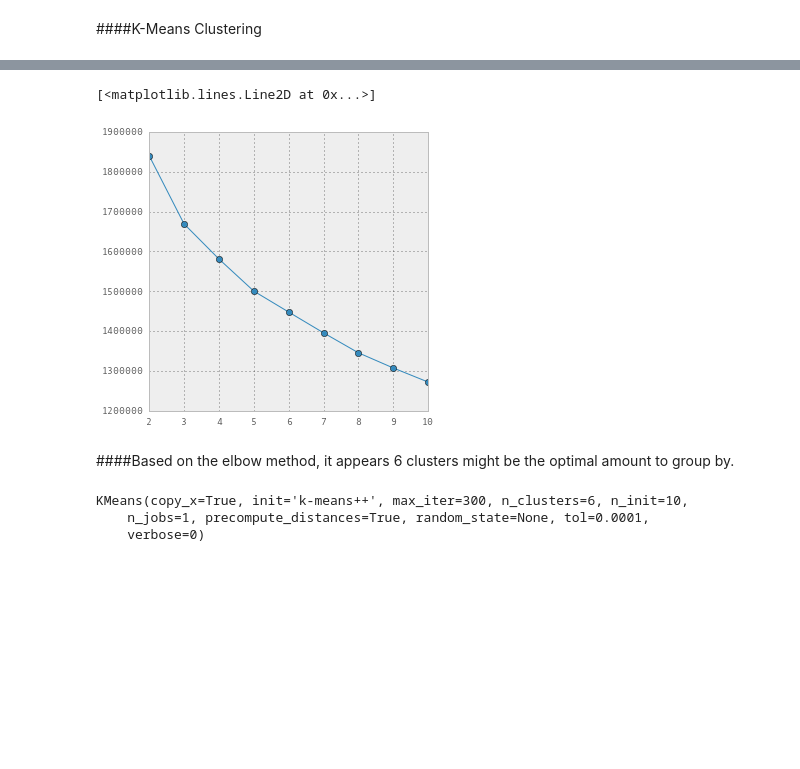
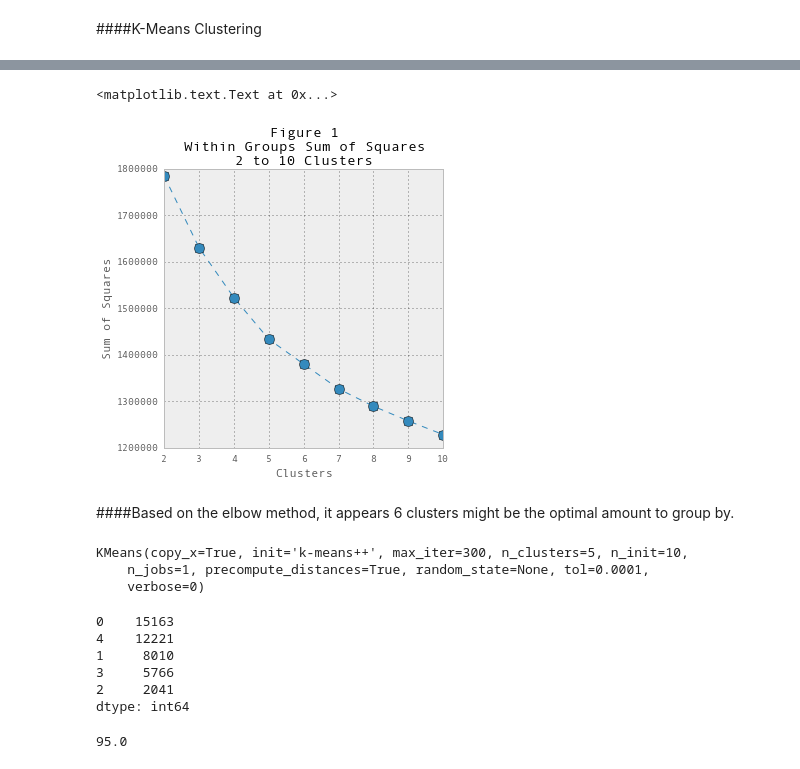
Before and after one commit to krl22785/HMDA-Analysis, a Jupyter notebook: ctClusters/ACS_Clean.ipynb, the cells around one changed output, grey strips where cells are left out. Drawn from its saved outputs; the diff is of its cells as text; code cells hidden in the pictures; blank space fills up the shorter version.

```diff
--- a/ctClusters/ACS_Clean.ipynb
+++ b/ctClusters/ACS_Clean.ipynb
@@ -76,2 +133,7 @@ msa = pd.DataFrame(msa_list)
+# %%
+msa.loc[:,(9)] = msa.apply(normalizeLoanAmount, axis = 1)
+msa.loc[:,(10)] = msa.apply(normalizeIncome, axis = 1)
+msa.loc[:,(11)] = msa.apply(normalizeRatio, axis = 1)
+msa.loc[:,(13)] = msa.apply(normalizeHomes, axis = 1)
 # %%
 msa_2007 = msa[msa[0] == '2007']
@@ -90,4 +142,4 @@ def cleanCT(row):
     ct = row[4]
     return ct.replace(".", "")
 # %%
-msa_2007[4] = msa_2007.apply(cleanCT, axis = 1)
+msa_2007.loc[:,4] = msa_2007.apply(cleanCT, axis = 1)
@@ -100,5 +156,2 @@ See the the caveats in the documentation: http://pandas.pydata.org/pandas-docs/s
 # %%
 testMerge = pd.merge(msa_2007, acs_2009, left_on = [3, 4], right_on = ['County', 'Geo_TRACT'])
-# %%
-testMerge.drop(['Geo_TRACT', 'Geo_NAME', 'County', 'State', 'SE_T147_001'], axis = 1, inplace = True)
-# testMerge.drop(['County', 'State'], axis = 1, inplace = True)
@@ -108,7 +158,7 @@ testMerge.drop(['Geo_TRACT', 'Geo_NAME', 'County', 'State', 'SE_T147_001'], axis
 # %%
 Census_Tracts_Store = testMerge[[0, 1, 2, 3, 4]]
 # %%
-testMerge.drop([0, 1, 2, 3, 4], axis = 1, inplace = True)
+testMerge.drop(['Geo_TRACT', 'Geo_NAME', 'County', 'State', 0,1,2,3,4], axis = 1, inplace = True)
 # %%
 testMerge = testMerge.dropna()
 # %%
@@ -162,16 +252,19 @@ plt.plot([3,4,5,6,7,8,9,10], difference, '-o')
 # %%
 fig, ax = plt.subplots(figsize = (5,5))
-plt.plot([2, 3,4,5,6,7,8,9,10], wss, '-o')
+plt.plot([2,3,4,5,6,7,8,9,10], wss, '--o', markersize = 10)
+ax.set_title("Figure 1\nWithin Groups Sum of Squares\n2 to 10 Clusters")
+ax.set_ylabel("Sum of Squares")
+ax.set_xlabel("Clusters")
 # %% [output]
-[<matplotlib.lines.Line2D at 0x...>]
+<matplotlib.text.Text at 0x...>
-[figure, old version]
+[figure, new version]
 # %% [markdown]
 ####Based on the elbow method, it appears 6 clusters might be the optimal amount to group by.
 # %%
-estimator = KMeans(n_clusters = 6)
+estimator = KMeans(n_clusters = 5)
 estimator.fit(data)
 # %% [output]
-KMeans(copy_x=True, init='k-means++', max_iter=300, n_clusters=6, n_init=10,
+KMeans(copy_x=True, init='k-means++', max_iter=300, n_clusters=5, n_init=10,
     n_jobs=1, precompute_distances=True, random_state=None, tol=0.0001,
     verbose=0)
 # %%
@@ -178,0 +273,15 @@ centroids = pd.DataFrame(estimator.cluster_centers_)
+# %%
+pd.Series(estimator.labels_).value_counts()
+# %% [output]
+0    15163
+4    12221
+1     8010
+3     5766
+2     2041
+dtype: int64
+# %%
+18.5 + 13.5 + 28 + 35
+# range(2,51)
+# 12221.0/43201
+# %% [output]
+95.0
```
Also changed, not shown: parts of 54 cells of this notebook.
